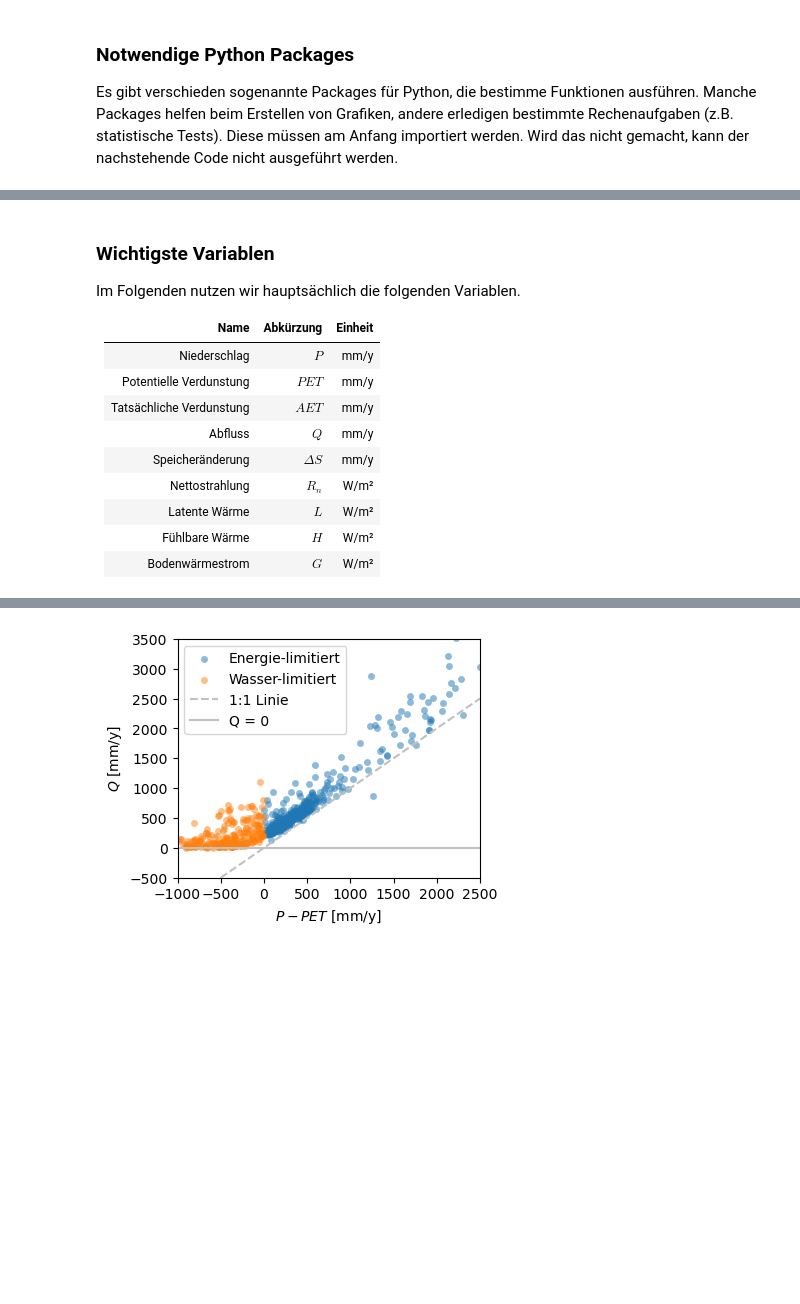
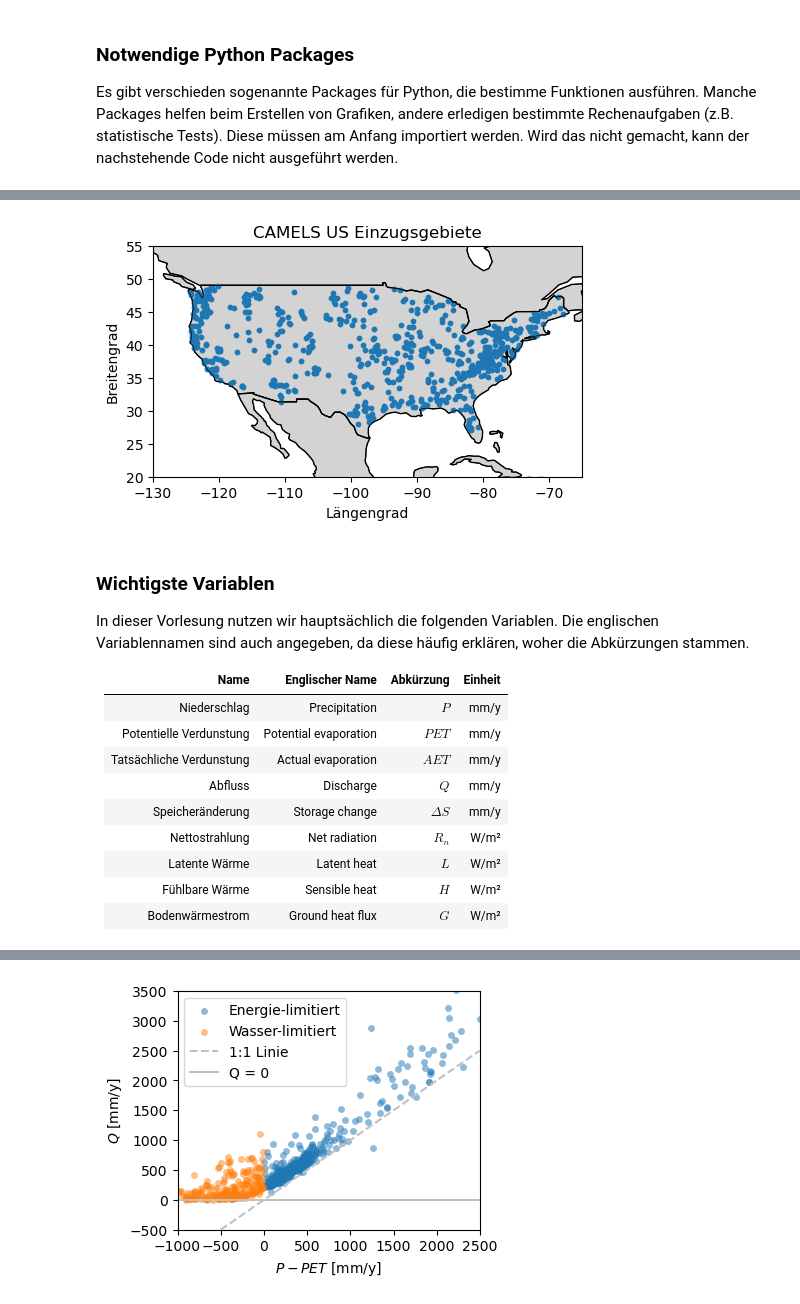
Before and after one commit to SebastianGnann/Budyko_Lehre, a Jupyter notebook: Budyko.ipynb, the cells around one changed output, grey strips where cells are left out. Drawn from its saved outputs; the diff is of its cells as text; code cells hidden in the pictures; blank space fills up the shorter version.

```diff
--- a/Budyko.ipynb
+++ b/Budyko.ipynb
@@ -96,22 +97,38 @@ Addor, N., Newman, A. J., Mizukami, N., & Clark, M. P. (2017). The CAMELS data s
 # %%
 # load data into workspace
 df = pd.read_csv("results/camels_US_processed.csv")
+# %%
+# plot map
+world = gpd.read_file(gpd.datasets.get_path('naturalearth_lowres'))
+#us = world[world.name == 'United States of America']
+gdf = gpd.GeoDataFrame(df, geometry=gpd.points_from_xy(df.gauge_lon, df.gauge_lat))
+fig, ax = plt.subplots(figsize=(6, 3))
+world.boundary.plot(ax=ax, linewidth=0.5, color='black')
+world.plot(ax=ax, color='lightgrey', edgecolor='black')
+gdf.plot(ax=ax, markersize=10, color='tab:blue')
+plt.title('CAMELS US Einzugsgebiete')
+plt.xlabel('Längengrad')
+plt.ylabel('Breitengrad')
+plt.xlim(-130, -65); plt.ylim(20, 55)
+%matplotlib inline
+# %% [output]
+[figure, added]
 # %% [markdown]
 ### Wichtigste Variablen
 
-Im Folgenden nutzen wir hauptsächlich die folgenden Variablen.
+In dieser Vorlesung nutzen wir hauptsächlich die folgenden Variablen. Die englischen Variablennamen sind auch angegeben, da diese häufig erklären, woher die Abkürzungen stammen.
 
-| Name | Abkürzung |Einheit|
-|:-----|:-----|:-----|
-| Niederschlag | $P$ | mm/y |
-| Potentielle Verdunstung | $PET$ | mm/y |
-| Tatsächliche Verdunstung | $AET$ | mm/y |
-| Abfluss | $Q$ | mm/y |
-| Speicheränderung | $\Delta S$ | mm/y |
-| Nettostrahlung | $R_n$ | W/m² |
-| Latente Wärme | $L$ | W/m² |
-| Fühlbare Wärme | $H$ | W/m² |
-| Bodenwärmestrom | $G$ | W/m² |
+| Name | Englischer Name | Abkürzung |Einheit|
+|:-----|:-----|:-----|:-----|
+| Niederschlag | Precipitation |  $P$ | mm/y |
+| Potentielle Verdunstung | Potential evaporation | $PET$ | mm/y |
+| Tatsächliche Verdunstung | Actual evaporation | $AET$ | mm/y |
+| Abfluss | Discharge | $Q$ | mm/y |
+| Speicheränderung | Storage change | $\Delta S$ | mm/y |
+| Nettostrahlung | Net radiation | $R_n$ | W/m² |
+| Latente Wärme | Latent heat | $L$ | W/m² |
+| Fühlbare Wärme | Sensible heat | $H$ | W/m² |
+| Bodenwärmestrom | Ground heat flux | $G$ | W/m² |
 # %% [markdown]
 # **II. Budyko and die klimatische Wasserbilanz**
 
```
Also changed, not shown: parts of 18 cells of this notebook, 2 other files.
